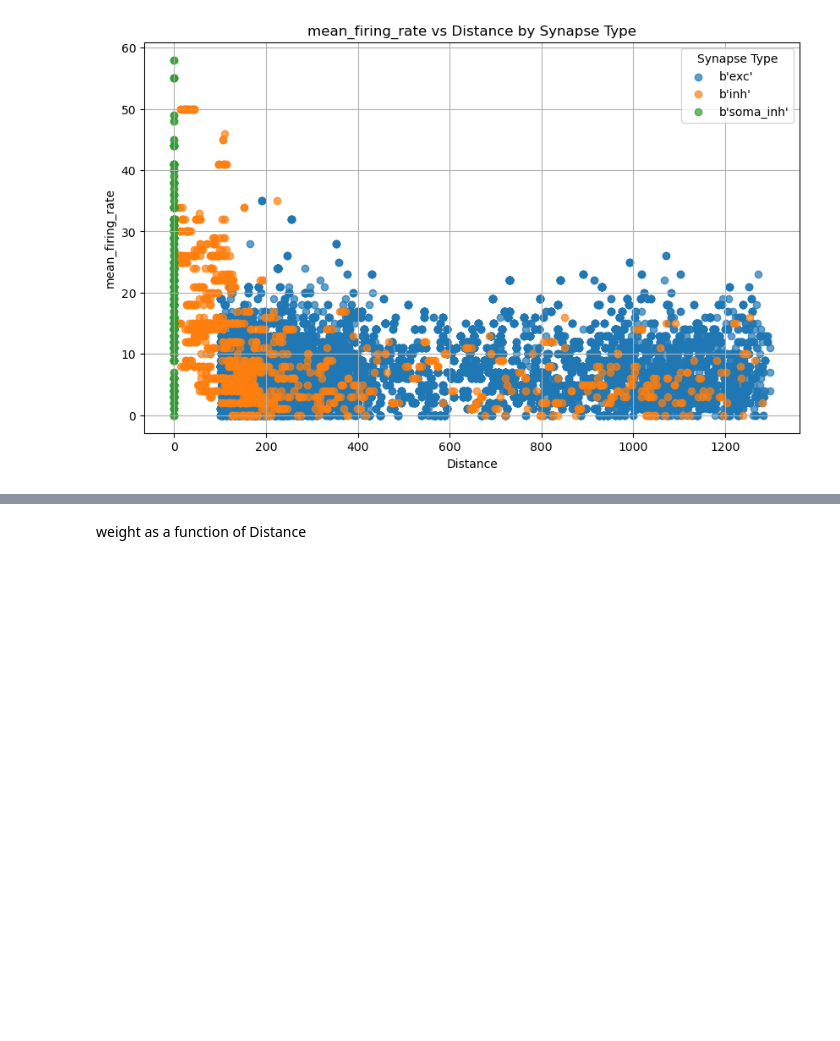
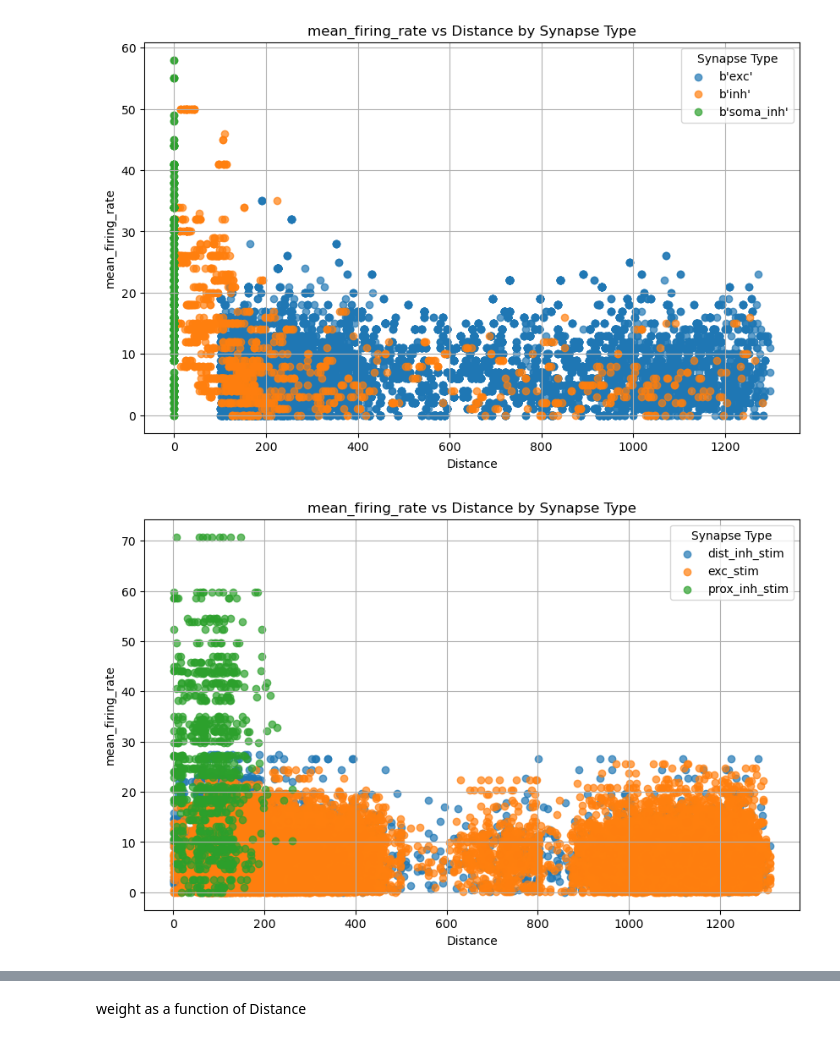
Before and after one commit to davidfague/Neural-Modeling, a Jupyter notebook: notebooks/synapse_distribution.ipynb, the cells around one changed output, grey strips where cells are left out. Drawn from its saved outputs; the diff is of its cells as text; code cells hidden in the pictures; blank space fills up the shorter version.

Commit message:
add bens synapses, 2d pdfs

```diff
--- a/notebooks/synapse_distribution.ipynb
+++ b/notebooks/synapse_distribution.ipynb
@@ -59,6 +59,10 @@ parameters = analysis.DataReader.load_parameters(sim_directory)
 
 # read synapses
 syn_data = read_synapse_distribution_file(sim_directory)
+ben_syn_data = pd.read_csv("/home/drfrbc/Neural-Modeling/scripts/L5BaselineResults/Connections.csv")
+# /home/drfrbc/Neural-Modeling/scripts/L5BaselineResults/prox_inh_stim_spikes2.h5
+# /home/drfrbc/Neural-Modeling/scripts/L5BaselineResults/dist_inh_stim_spikes2.h5
+# /home/drfrbc/Neural-Modeling/scripts/L5BaselineResults/exc_stim_spikes2.h5
 
 # read segments
 seg_data = pd.read_csv(os.path.join(sim_directory, "segment_data.csv"))
@@ -66,0 +87,4 @@ seg_data = pd.read_csv(os.path.join(sim_directory, "segment_data.csv"))
+# %%
+# Extract `seg_id` and `section` from the `Name` field
+ben_syn_data['seg_id'] = ben_syn_data['Name'].str.extract(r'\[(\d+)\]').astype(int)
+ben_syn_data['section'] = ben_syn_data['Type']
@@ -66,0 +189,33 @@ seg_data = pd.read_csv(os.path.join(sim_directory, "segment_data.csv"))
+# %%
+# Calculate mean firing rates
+firing_rates = []
+for filename, df in bens_spike_input_data.items():
+    mean_rates = df.groupby('node_id')['timestamp'].count() / df['timestamp'].max() * 1000
+    mean_rates = mean_rates.reset_index().rename(columns={'timestamp': 'mean_firing_rate'})
+    mean_rates['synapse_type'] = filename.rsplit('/', 1)[-1]
+    firing_rates.append(mean_rates)
+
+# Combine firing rates into a single DataFrame
+firing_rates_df = pd.concat(firing_rates)
+# %%
+# Merge Ben's data with firing rates
+bens_syn_data = pd.merge(
+    ben_syn_data,
+    firing_rates_df,
+    left_on='Node ID',
+    right_on='node_id',
+    how='left'
+)
+
+# Add PC Name (example format)
+bens_syn_data['pc_name'] = 'b' + bens_syn_data['Node ID'].astype(str)
+
+# Rename columns to match desired format
+bens_syn_data = bens_syn_data.rename(columns={
+    'Node ID': 'seg_id',
+    'Conductance': 'weight'
+})
+
+# Reorder and select relevant columns
+bens_syn_data = bens_syn_data[['mean_firing_rate', 'pc_name', 'seg_id', 'synapse_type',
+                           'weight', 'Distance', 'section']]
@@ -139,3 +369,7 @@ plot firing rate as a function of distance
 plot_by_group(x_var='Distance', y_var='mean_firing_rate', syn_data_grouped_by_type=syn_data_grouped_by_type)
 # %% [output]
 [figure]
+# %%
+plot_by_group(x_var='Distance', y_var='mean_firing_rate', syn_data_grouped_by_type=bens_syn_data_grouped_by_type)
+# %% [output]
+[figure, added]
```
Also changed, not shown: parts of 15 cells of this notebook.
